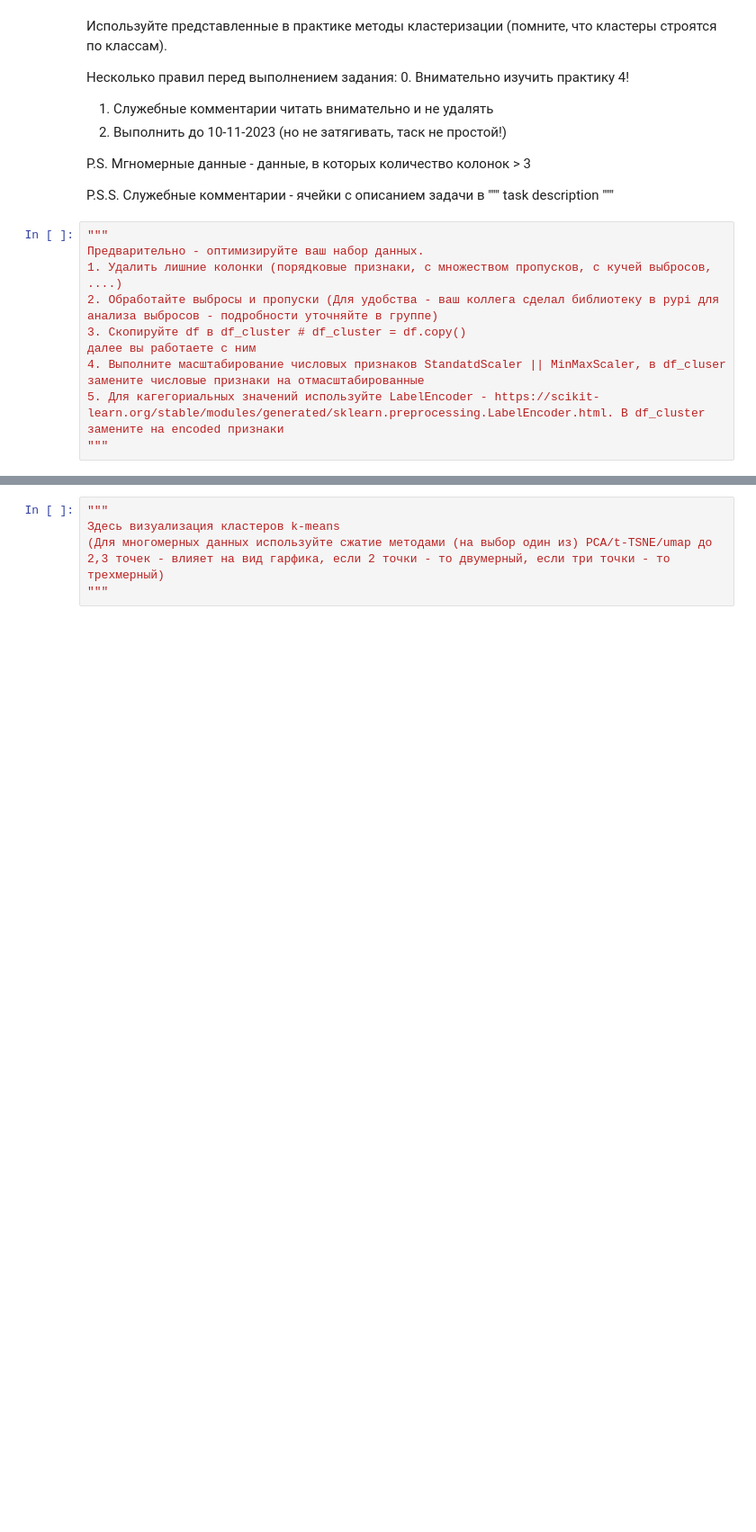
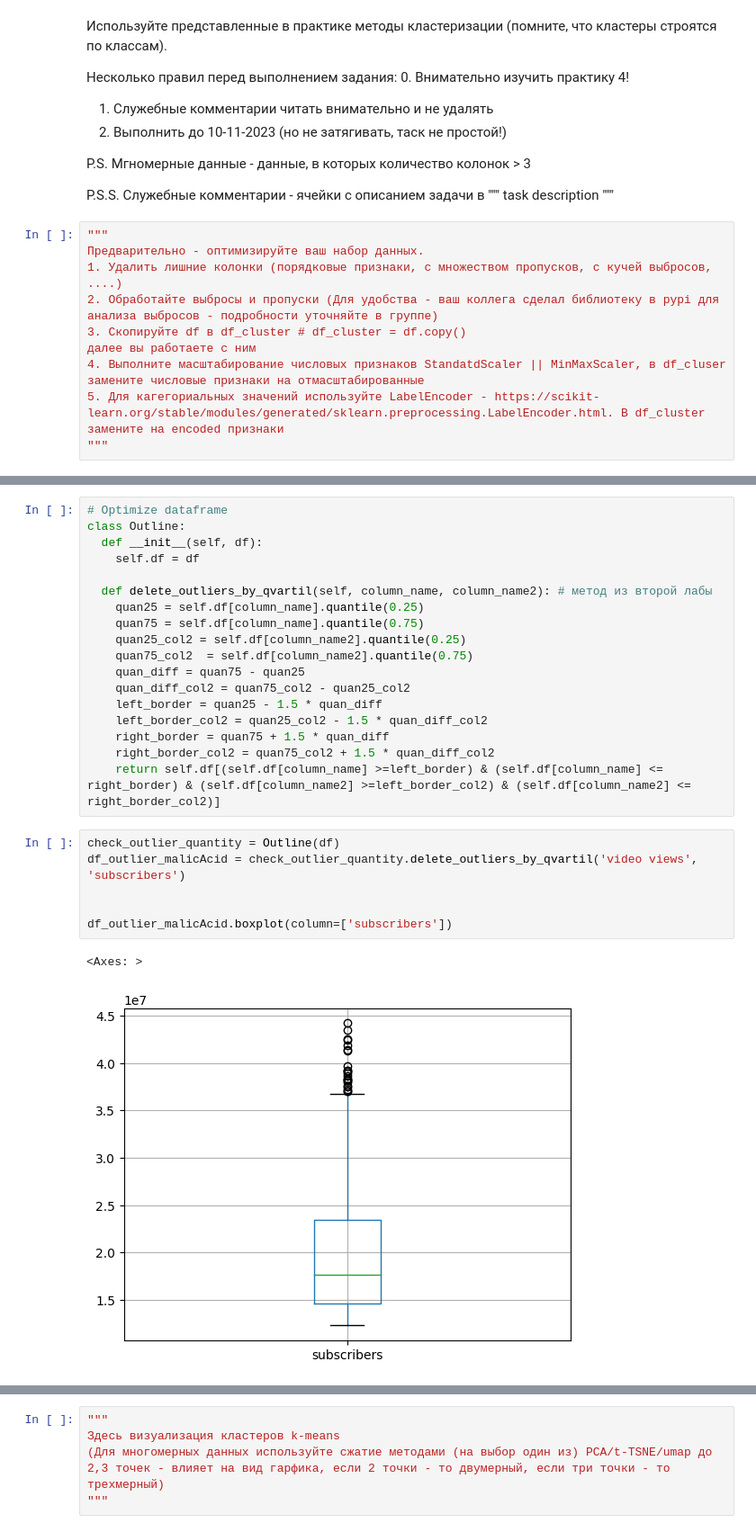
Before and after one commit to lainIvakuraa/machineLearning, a Jupyter notebook: lab4/Задание_4.ipynb, the cells around one changed output, grey strips where cells are left out. Shown at 90% size. Cells and saved outputs as stored; diff of their text form; blank space fills up the shorter version.

```diff
--- a/lab4/Задание_4.ipynb
+++ b/lab4/Задание_4.ipynb
@@ -38,0 +104,27 @@ P.S.S. Служебные комментарии - ячейки с описан
+# %%
+# Optimize dataframe
+class Outline:
+  def __init__(self, df):
+    self.df = df
+
+  def delete_outliers_by_qvartil(self, column_name, column_name2): # метод из второй лабы
+    quan25 = self.df[column_name].quantile(0.25)
+    quan75 = self.df[column_name].quantile(0.75)
+    quan25_col2 = self.df[column_name2].quantile(0.25)
+    quan75_col2  = self.df[column_name2].quantile(0.75)
+    quan_diff = quan75 - quan25
+    quan_diff_col2 = quan75_col2 - quan25_col2
+    left_border = quan25 - 1.5 * quan_diff
+    left_border_col2 = quan25_col2 - 1.5 * quan_diff_col2
+    right_border = quan75 + 1.5 * quan_diff
+    right_border_col2 = quan75_col2 + 1.5 * quan_diff_col2
+    return self.df[(self.df[column_name] >=left_border) & (self.df[column_name] <= right_border) & (self.df[column_name2] >=left_border_col2) & (self.df[column_name2] <= right_border_col2)]
+# %%
+check_outlier_quantity = Outline(df)
+df_outlier_malicAcid = check_outlier_quantity.delete_outliers_by_qvartil('video views', 'subscribers')
+
+
+df_outlier_malicAcid.boxplot(column=['subscribers'])
+# %% [output]
+<Axes: >
+[figure, added]
```
Also changed, not shown: parts of 30 cells of this notebook.
